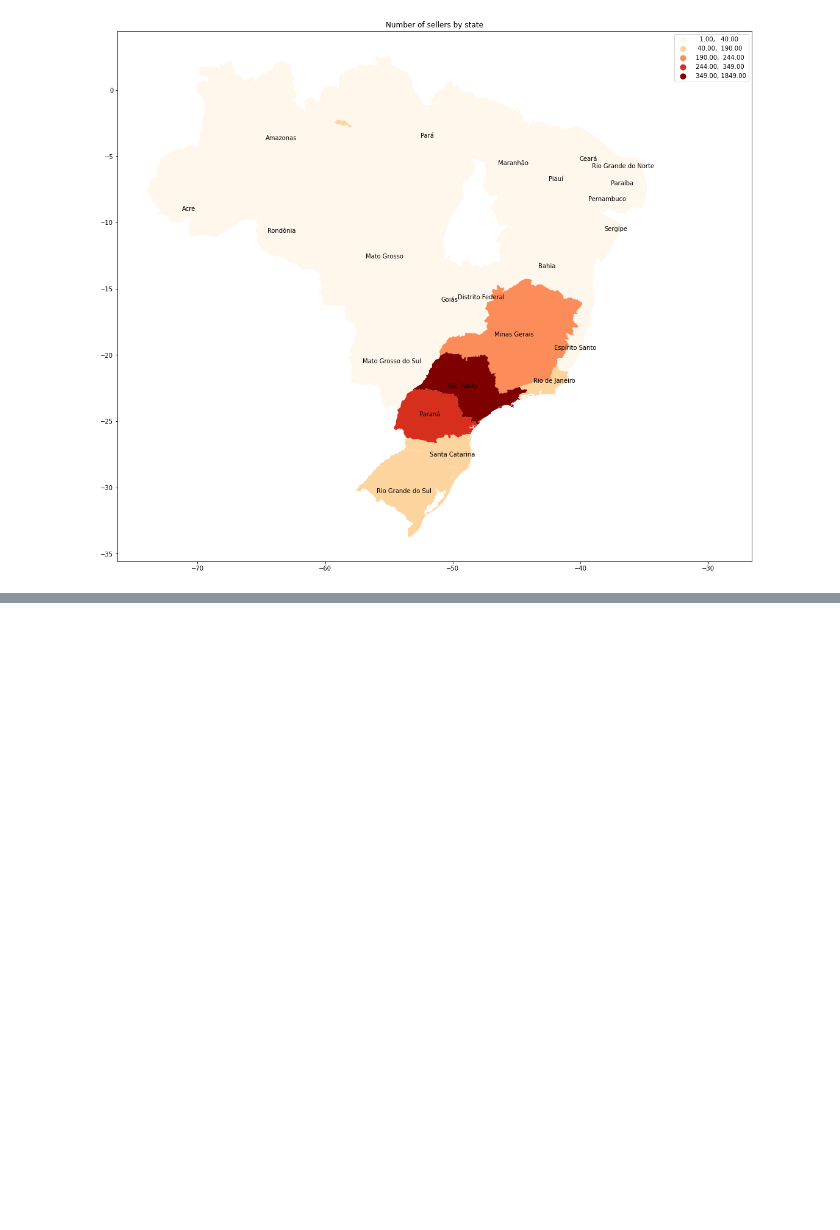
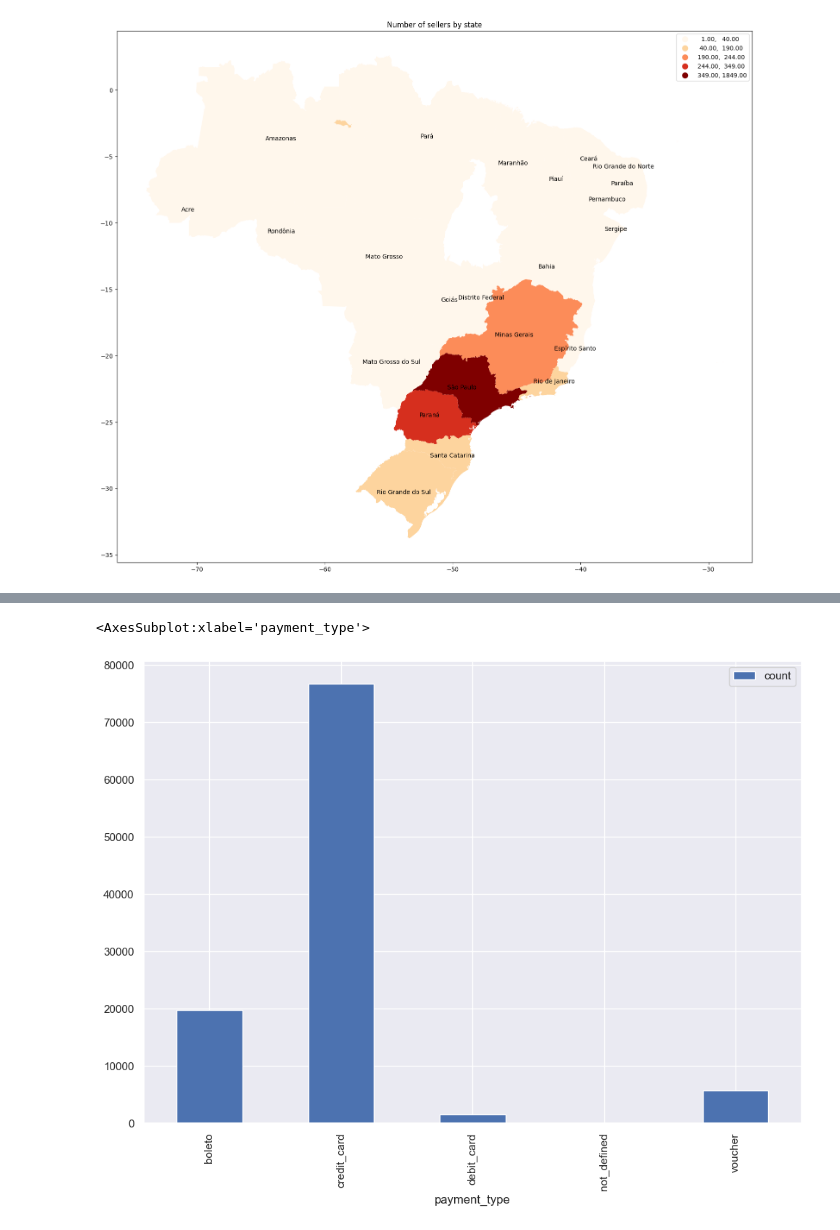
Before and after one commit to lpenuelac/lpenuelac.github.io, a Jupyter notebook: notebook/Project.ipynb, the cells around one changed output, grey strips where cells are left out. Saved outputs shown, nothing was run; the diff lists cells and outputs as text; code cells hidden in the pictures; blank space fills up the shorter version.

```diff
--- a/notebook/Project.ipynb
+++ b/notebook/Project.ipynb
@@ -293,0 +367,10 @@ There is still a lot of data to view. Is it possible that the value of the order
+# %%
+#Reading data and visualize data types for each dataframe
+orders_dataset = pd.read_csv("../data/olist_orders_dataset.csv")
+orders_payment = pd.read_csv("../data/olist_order_payments_dataset.csv")
+display("Orders",orders_dataset.dtypes)
+display("Orders payments",orders_payment.dtypes)
+display("Orders: Missing values",orders_dataset.isna().sum())
+display("Orders payments: Missing values",orders_payment.isna().sum())
+display("Orders: Total values",orders_dataset.shape[0])
+display("Orders payments: Total values",orders_payment.shape[0])
@@ -293,0 +416,6 @@ There is still a lot of data to view. Is it possible that the value of the order
+# %%
+# Make a graph with payments type distribution
+orders_payment.groupby(['payment_type']).count().reset_index()[["payment_type", "order_id"]].rename(columns={"order_id":"count"}).plot.bar(x="payment_type")
+# %% [output]
+<AxesSubplot:xlabel='payment_type'>
+[figure, added]
```
Also changed, not shown: parts of 32 cells of this notebook, 2 other files.
